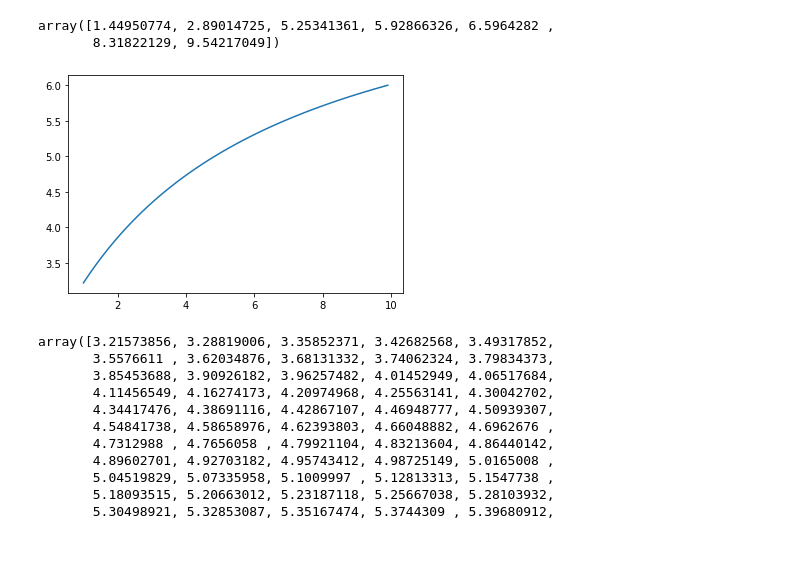
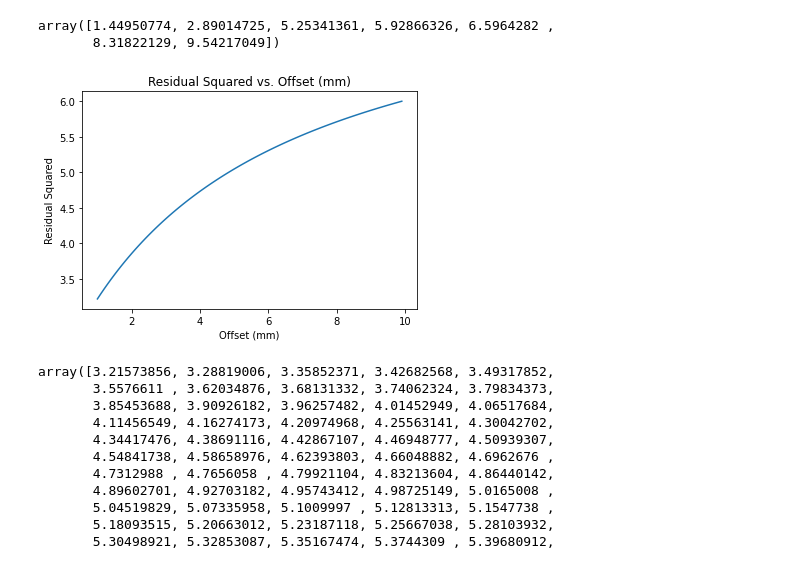
Before and after one commit to NYUExperimentalPhysics1-2021/labanalysis2-alexmank, a Jupyter notebook: lastCopy_of_LabAnalysis2.ipynb, the cells around one changed output. Drawn from its saved outputs; the diff is of its cells as text; code cells hidden in the pictures.

```diff
--- a/lastCopy_of_LabAnalysis2.ipynb
+++ b/lastCopy_of_LabAnalysis2.ipynb
@@ -499,18 +501,21 @@ array([1.44950774, 2.89014725, 5.25341361, 5.92866326, 6.5964282 ,
 # %%
 def powerLawResidualSqSum(h, tau, h0):
   x = np.log(h + h0)
   y = np.log(tau)
   m,b,yfit = fitLine(x,y)
   tau_fit = np.exp(yfit)
   return np.sum((tau-tau_fit)**2)#CODE 22: sum of tau - tau_fit squared
 
 offset = np.arange(1,10,.1)
 residsq = offset*0
 for i in range(len(offset)):
   residsq[i] = powerLawResidualSqSum(lg_h,lg_tau,offset[i]) #CODE 23: use the function above to calculate the residual for lg_h, lg_tau and offset[i]
-plt.plot(offset, residsq);
+plt.plot(offset, residsq)
+plt.xlabel("Offset (mm)")
+plt.ylabel("Residual Squared")
+plt.title("Residual Squared vs. Offset (mm)");
 # %% [output]
-[figure, old version]
+[figure, new version]
 # %%
 residsq
 # %% [output]
```
Also changed, not shown: parts of 12 cells of this notebook.
